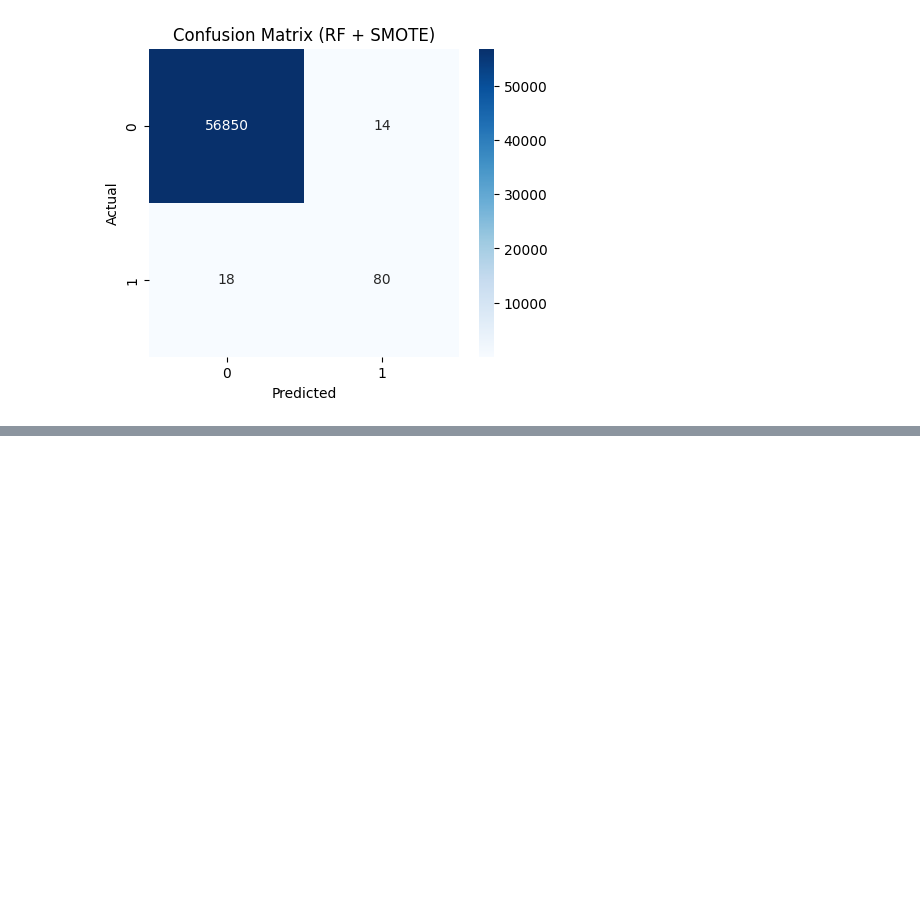
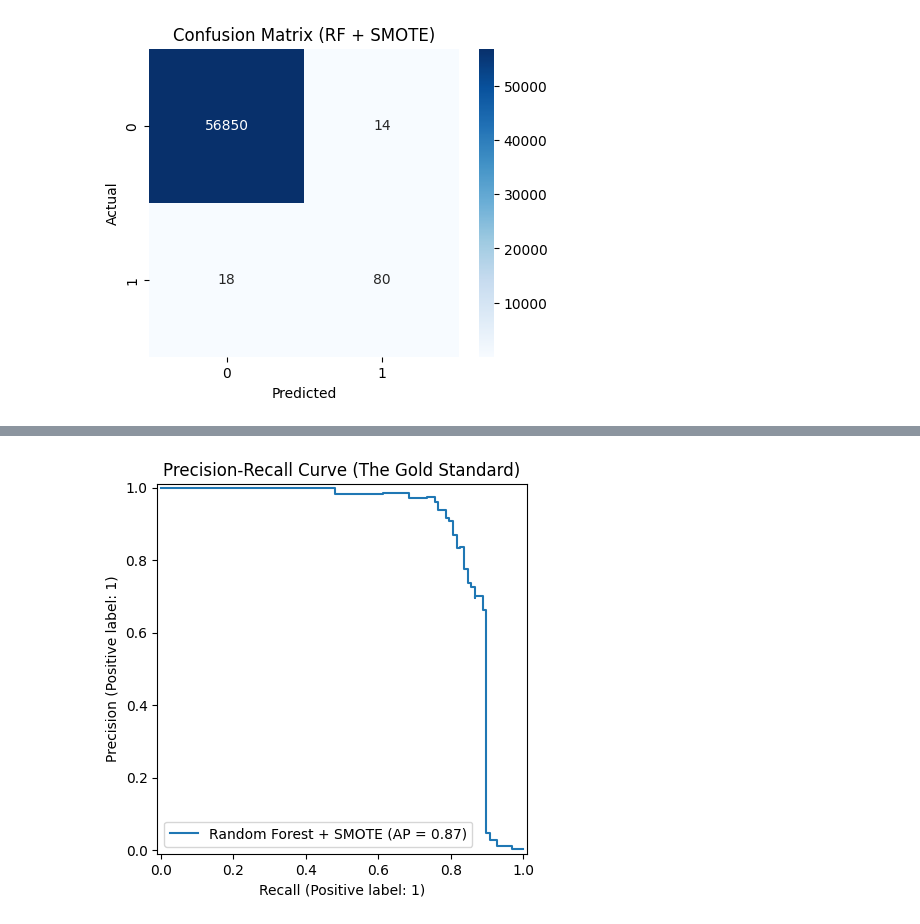
Before and after one commit to rockshitcashyep/Fraud-Detection, a Jupyter notebook: fraud_detection_main.ipynb, the cells around one changed output, grey strips where cells are left out. Drawn from its saved outputs; the diff is of its cells as text; code cells hidden in the pictures; blank space fills up the shorter version.

Commit message:
Phase 4: Implemented Isolation Forest and Final AUPRC Metrics

```diff
--- a/fraud_detection_main.ipynb
+++ b/fraud_detection_main.ipynb
@@ -140,0 +174,11 @@ weighted avg       1.00      1.00      1.00     56962
+# %%
+from sklearn.metrics import PrecisionRecallDisplay
+
+# Plot the Precision-Recall Curve for our Random Forest model
+display = PrecisionRecallDisplay.from_estimator(
+    rf_clf, X_test, y_test, name="Random Forest + SMOTE"
+)
+_ = display.ax_.set_title("Precision-Recall Curve (The Gold Standard)")
+plt.show()
+# %% [output]
+[figure, added]
```
Also changed, not shown: parts of 1 cell of this notebook.
